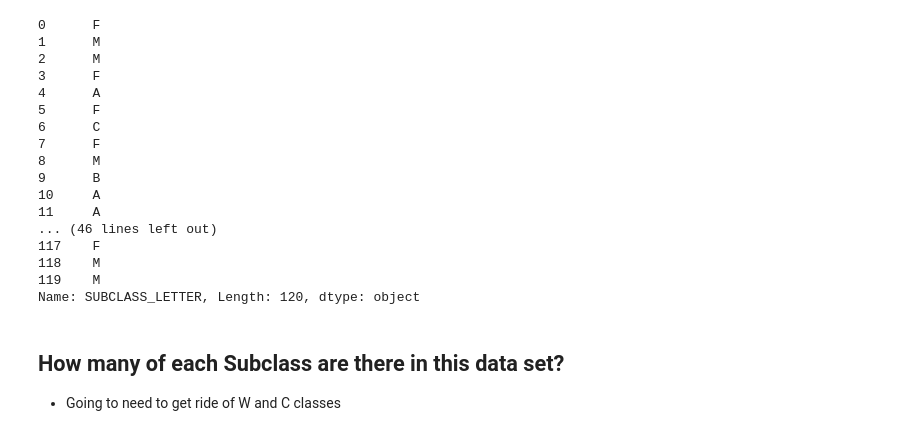
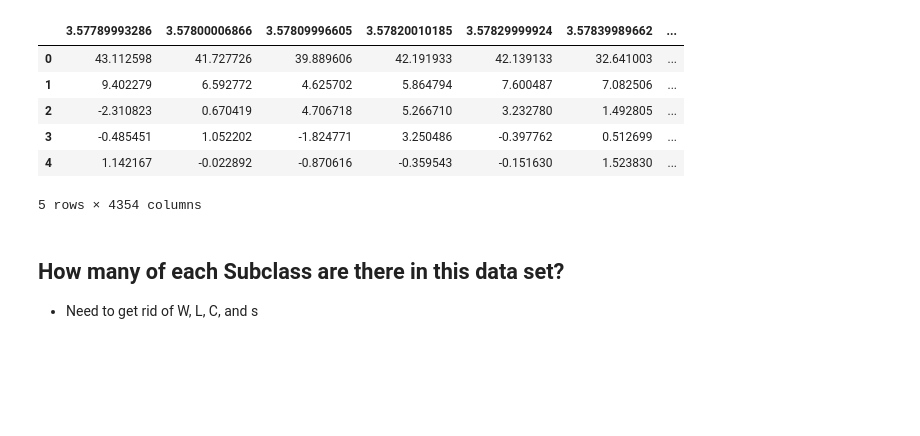
Before and after one commit to greenblattsharon/Spectral_Stellar_Classification, a Jupyter notebook: Process Data.ipynb, the cells around one changed output. Cells and saved outputs as stored; diff of their text form; code cells hidden in the pictures; blank space fills up the shorter version.

Commit message:
Further cleaning of data and cleaned file

```diff
--- a/Process Data.ipynb
+++ b/Process Data.ipynb
@@ -135,24 +85,16 @@ Length: 4570, dtype: int64
-# %%
-data_test_y
-# %% [output]
-0      F
-1      M
-2      M
-3      F
-4      A
-5      F
-6      C
-7      F
-8      M
-9      B
-10     A
-11     A
-... (46 lines left out)
-117    F
-118    M
-119    M
-Name: SUBCLASS_LETTER, Length: 120, dtype: object
+# %%
+data_test = data.dropna(axis = 1, how = 'any')
+# %%
+data_test.head(5)
+# %% [output]
+|  | 3.57789993286 | 3.57800006866 | 3.57809996605 | 3.57820010185 | 3.57829999924 | 3.57839989662 | ... |
+| 0 | 43.112598 | 41.727726 | 39.889606 | 42.191933 | 42.139133 | 32.641003 | ... |
+| 1 | 9.402279 | 6.592772 | 4.625702 | 5.864794 | 7.600487 | 7.082506 | ... |
+| 2 | -2.310823 | 0.670419 | 4.706718 | 5.266710 | 3.232780 | 1.492805 | ... |
+| 3 | -0.485451 | 1.052202 | -1.824771 | 3.250486 | -0.397762 | 0.512699 | ... |
+| 4 | 1.142167 | -0.022892 | -0.870616 | -0.359543 | -0.151630 | 1.523830 | ... |
+5 rows × 4354 columns
 # %% [markdown]
 ## How many of each Subclass are there in this data set?
 
-- Going to need to get ride of W and C classes
+- Need to get rid of W, L, C, and s
```
Also changed, not shown: parts of 30 cells of this notebook.
